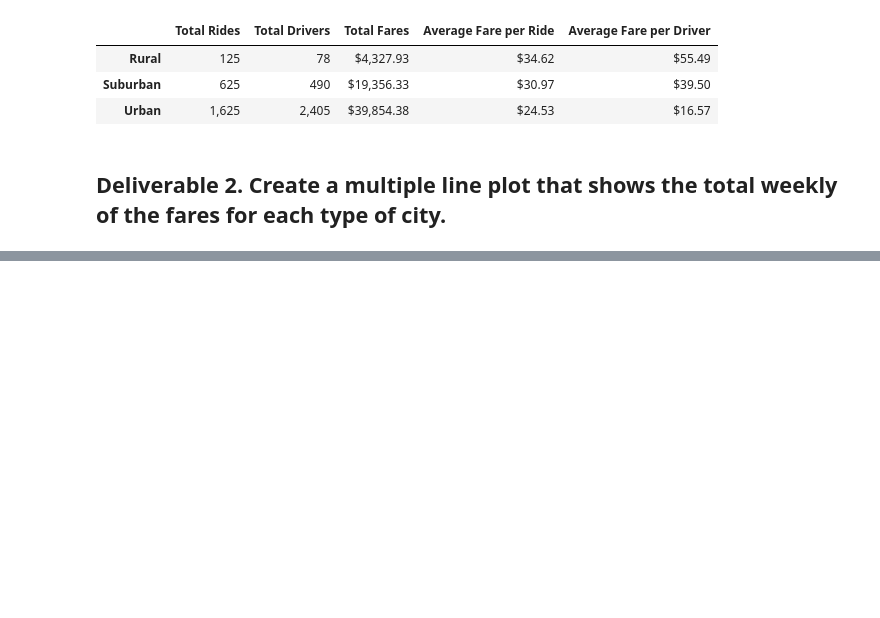
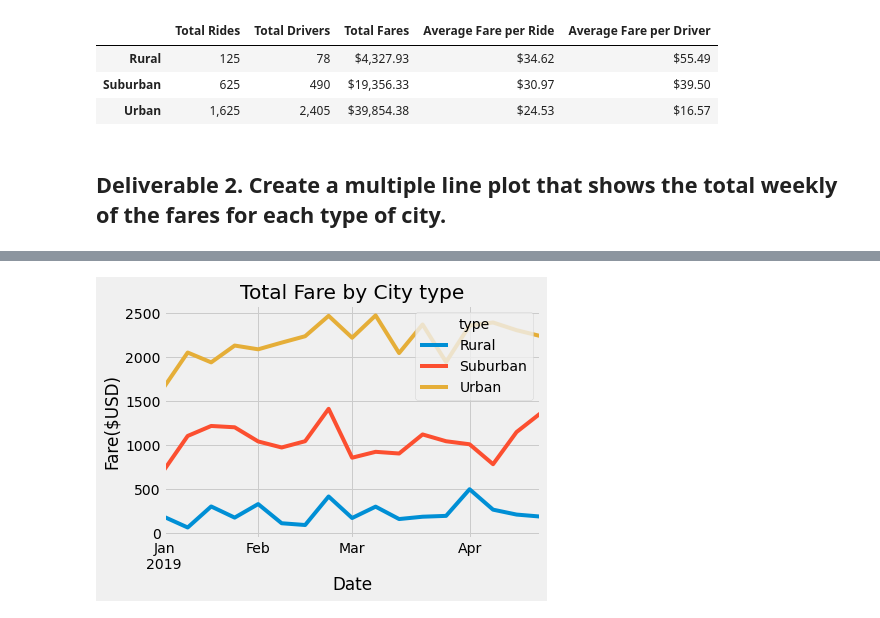
Before and after one commit to DanielaG0627/Pyber_Analysis, a Jupyter notebook: Analysis/PyBer_Challenge.ipynb, the cells around one changed output, grey strips where cells are left out. Drawn from its saved outputs; the diff is of its cells as text; code cells hidden in the pictures; blank space fills up the shorter version.

```diff
--- a/Analysis/PyBer_Challenge.ipynb
+++ b/Analysis/PyBer_Challenge.ipynb
@@ -128,3 +167,5 @@ pyber_summary_df
 # %%
-# 4. Create a pivot table with the 'date' as the index, the columns ='type', and values='fare'
+# 3. Create a pivot table with the 'date' as the index, the columns ='type', and values='fare'
 # to get the total fares for each type of city by the date.
+fares_pivot = total_fares_bydate.pivot(index='date',columns='type', values='fare')
+fares_pivot.head()
@@ -131,2 +180,6 @@ pyber_summary_df
 # %%
-# 5. Create a new DataFrame from the pivot table DataFrame using loc on the given dates, '2019-01-01':'2019-04-29'.
+# 4. Create a new DataFrame from the pivot table DataFrame using loc on the given dates, '2019-01-01':'2019-04-29'
+#resource: https://stackoverflow.com/questions/29370057/select-dataframe-rows-between-two-dates
+
+fares_pivot_date_df = fares_pivot.loc['2019-01-01':'2019-04-29']
+fares_pivot_date_df.head()
@@ -133,4 +194,4 @@ pyber_summary_df
 # %%
-# 6. Set the "date" index to datetime datatype. This is necessary to use the resample() method in Step 8.
-# df.index = pd.to_datetime(df.index)
+# 5. Set the "date" index to datetime datatype. This is necessary to use the resample() method in Step 8.
+fares_pivot_date_df.index = pd.to_datetime(fares_pivot_date_df.index)
 # %%
@@ -138,2 +211,4 @@ pyber_summary_df
 # %%
-# 8. Create a new DataFrame using the "resample()" function by week 'W' and get the sum of the fares for each week.
+# 7. Create a new DataFrame using the "resample()" function by week 'W' and get the sum of the fares for each week.
+fares_pivot_week_df = fares_pivot_date_df.resample("W").sum()
+fares_pivot_week_df.head()
@@ -140,7 +223,15 @@ pyber_summary_df
 # %%
 # 8. Using the object-oriented interface method, plot the resample DataFrame using the df.plot() function.
-
 # Import the style from Matplotlib.
 from matplotlib import style
 # Use the graph style fivethirtyeight.
 style.use('fivethirtyeight')
+# create plot
+fares_pivot_week_df.plot()
+plt.title('Total Fare by City type')
+plt.xlabel("Date")
+plt.ylabel("Fare($USD)")
+#save the figure
+plt.savefig("PyBer_fare_summary.png")
+# %% [output]
+[figure, added]
```
Also changed, not shown: parts of 7 cells of this notebook, 11 other files.
